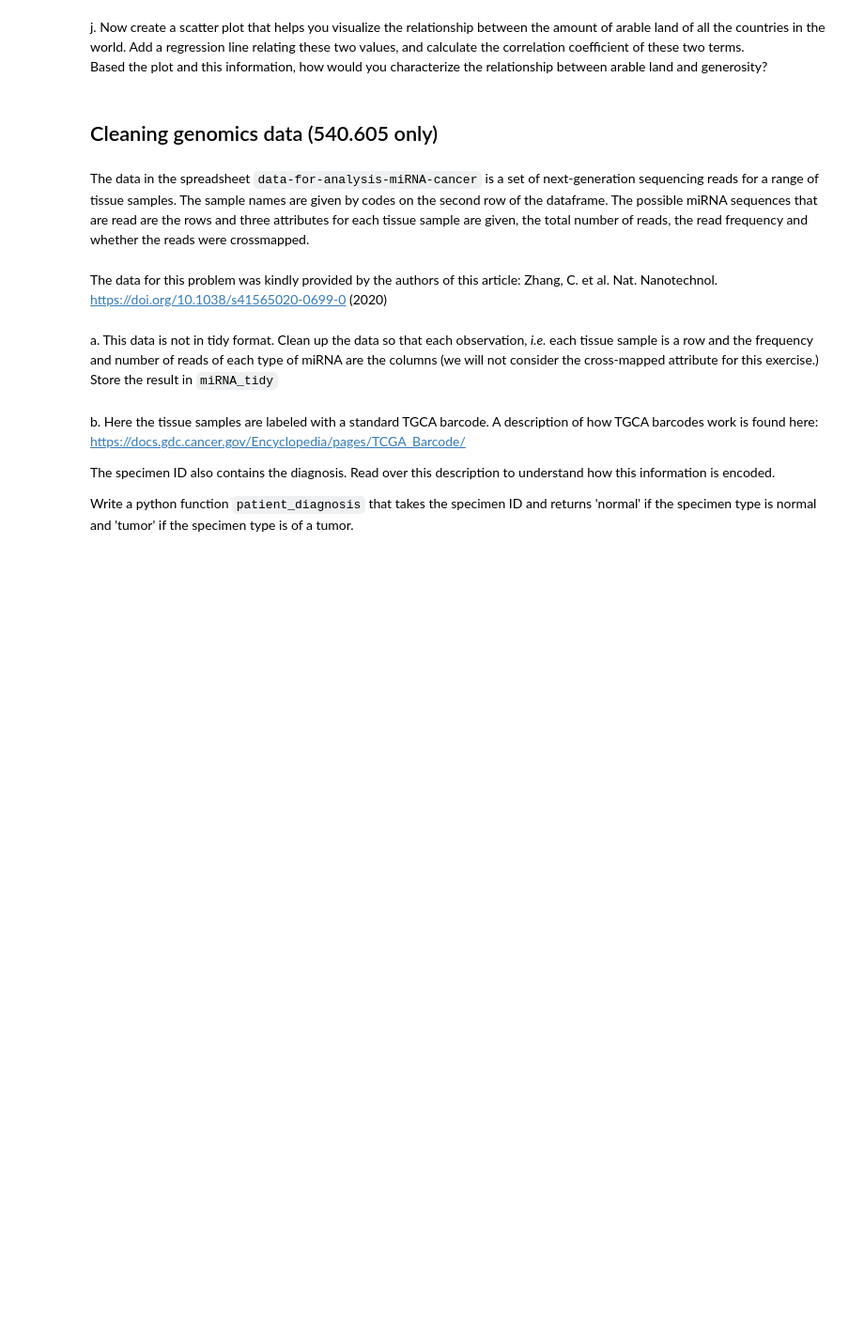
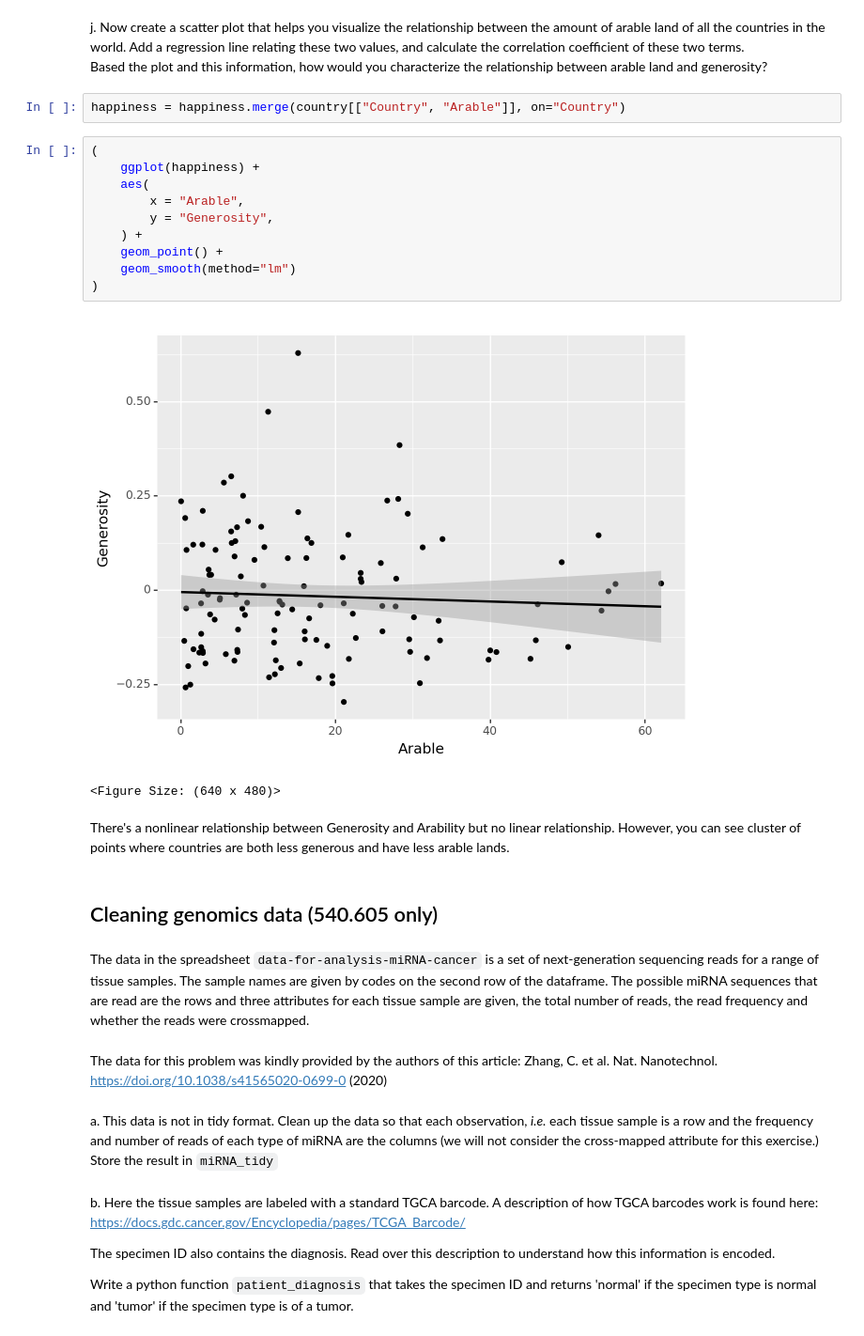
Before and after one commit to vivek-booshan/schulman, a Jupyter notebook: HW1/HW_1.ipynb, the cells around one changed output. Shown at 94% size. Saved outputs shown, nothing was run; the diff lists cells and outputs as text; blank space fills up the shorter version.

```diff
--- a/HW1/HW_1.ipynb
+++ b/HW1/HW_1.ipynb
@@ -223,6 +284,23 @@ i.  To understand whether these differences are meaningful, let's take a look at
 # %% [markdown]
 j.  Now create a scatter plot that helps you visualize the relationship between the amount of arable land of all the countries in the world.  Add a regression line relating these two values, and calculate the correlation coefficient of these two terms.
 Based the plot and this information, how would you characterize the relationship between arable land and generosity?
+# %%
+happiness = happiness.merge(country[["Country", "Arable"]], on="Country")
+# %%
+(
+    ggplot(happiness) +
+    aes(
+        x = "Arable",
+        y = "Generosity",
+    ) +
+    geom_point() +
+    geom_smooth(method="lm")
+)
+# %% [output]
+[figure, added]
+<Figure Size: (640 x 480)>
+# %% [markdown]
+There's a nonlinear relationship between Generosity and Arability but no linear relationship. However, you can see cluster of points where countries are both less generous and have less arable lands.
 # %% [markdown]
 ## Cleaning genomics data (540.605 only)
 # %% [markdown]
```
Also changed, not shown: parts of 11 cells of this notebook.
